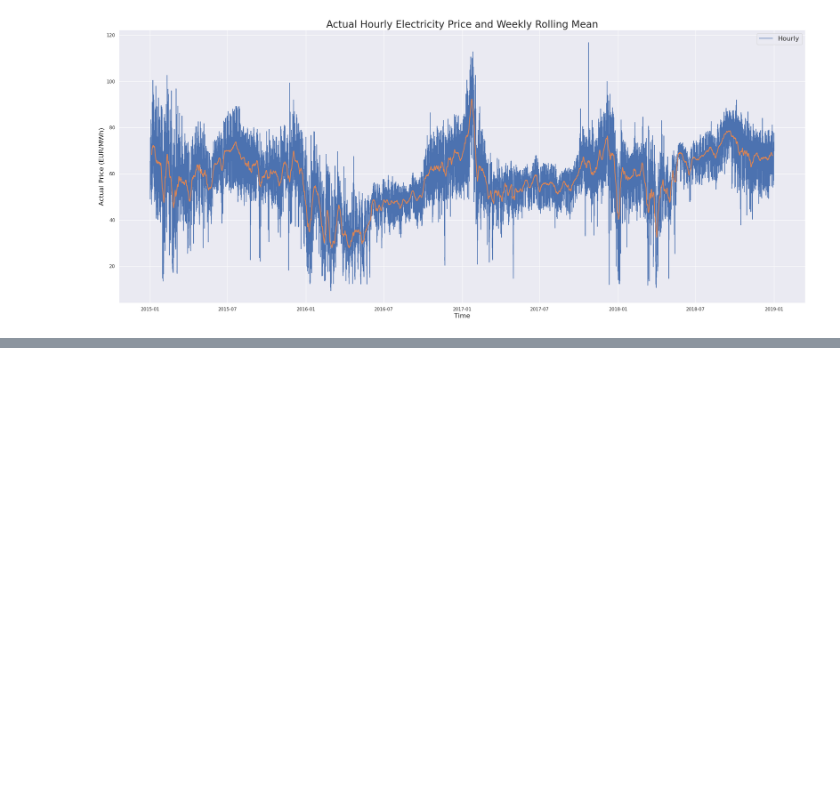
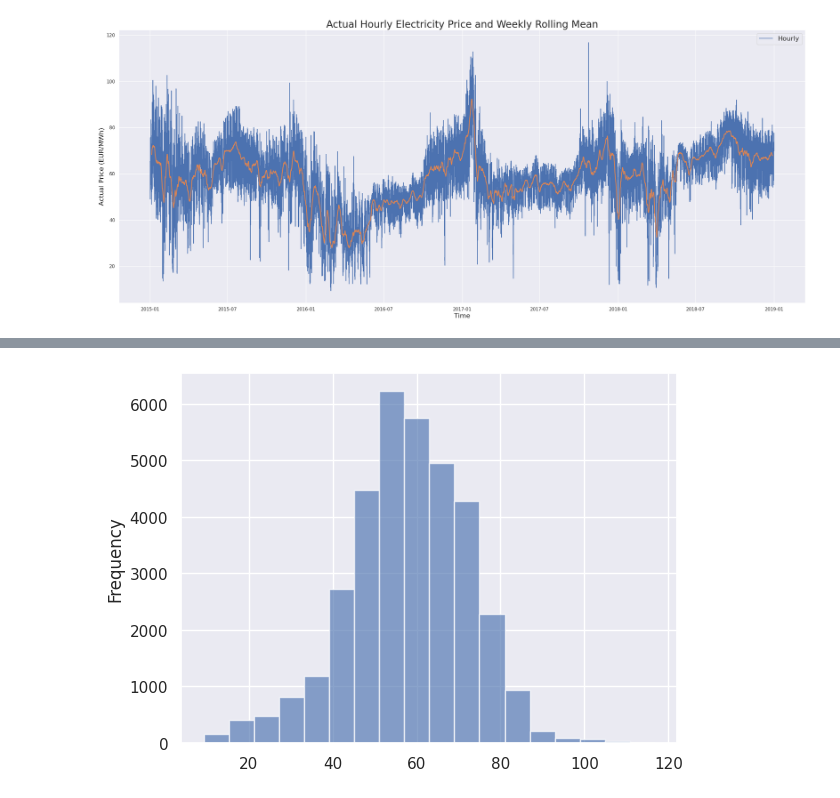
Before and after one commit to tdavies66/Electricity-Price-Forecasting-DNNs-EDA-Kaggle-, a Jupyter notebook: Notebooks/notebook1.ipynb, the cells around one changed output, grey strips where cells are left out. Drawn from its saved outputs; the diff is of its cells as text; code cells hidden in the pictures; blank space fills up the shorter version.

```diff
--- a/Notebooks/notebook1.ipynb
+++ b/Notebooks/notebook1.ipynb
@@ -574,0 +603,5 @@ plt.show()
+# %%
+# Plot the histogram of actual electicity price
+ax = df_energy['price actual'].plot.hist(bins=18, alpha=0.65)
+# %% [output]
+[figure, added]
```
Also changed, not shown: parts of 3 cells of this notebook.
